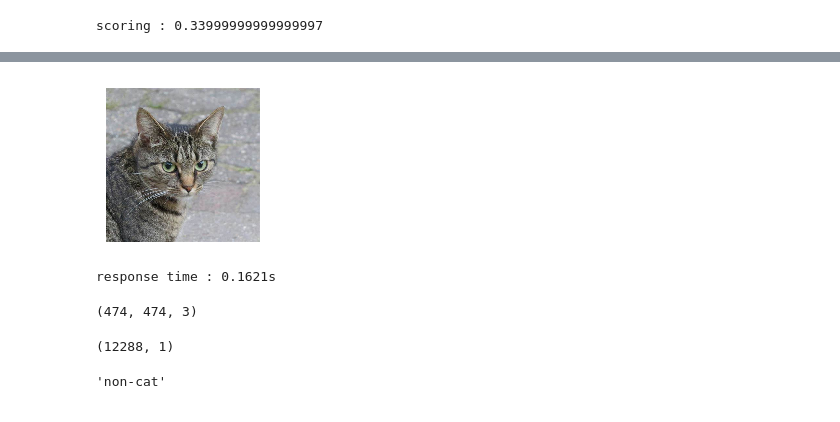
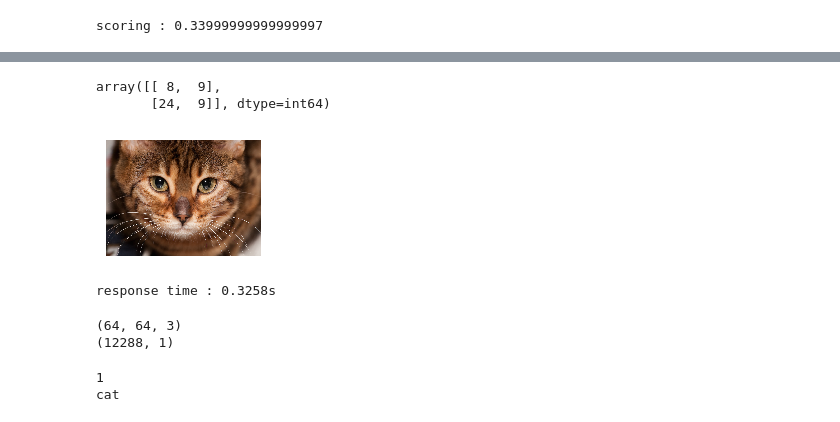
Before and after one commit to amiehe-essomba/logisticRegression, a Jupyter notebook: main.ipynb, the cells around one changed output, grey strips where cells are left out. Cells and saved outputs as stored; diff of their text form; code cells hidden in the pictures.

```diff
--- a/main.ipynb
+++ b/main.ipynb
@@ -439,24 +427,28 @@ img_path = "https://th.bing.com/th/id/OIP.ynvWUamlRIDE8HVYIL2e3gHaHa?pid=ImgDet&
-# %%
-from utils import url_img_read
-
-img = url_img_read(url=img_path,show_img=True)
-# %% [output]
-[figure, removed]
-response time : 0.1621s
-# %%
-img.shape
-# %% [output]
-(474, 474, 3)
+# %%
+Cm
+# %% [output]
+array([[ 8,  9],
+       [24,  9]], dtype=int64)
+# %%
+from utils import url_img_read
+
+img_path = "https://www.sciencesetavenir.fr/assets/img/2017/03/29/cover-r4x3w1000-58dbbd655242b-capture-d-e-cran-2017-03-29-a-15-55-40.png"
+img = url_img_read(url=img_path,show_img=True)
+# %% [output]
+[figure, added]
+response time : 0.3258s
 # %%
-img_resize  = resize(img, output_shape=(64, 64))
+img_resize  = resize(img, output_shape=(64, 64, 3))
+print(img_resize.shape)
+img = img_resize.reshape((-1, 1))
+print(img.shape)
+# %% [output]
+(64, 64, 3)
+(12288, 1)
-# %%
-img = img_resize.reshape((-1, 1))
-img.shape
-# %% [output]
-(12288, 1)
 # %%
-y_pred = prediction(params=params, X=img)
+y_pred = int( np.squeeze(prediction(params=params, X=img)) )
+print(y_pred)
+print(classes[y_pred].decode())
+# %% [output]
+1
+cat
-# %%
-classes[np.squeeze(y_pred).astype('int')].decode()
-# %% [output]
-'non-cat'
```
Also changed, not shown: parts of 10 cells of this notebook, 1 other file.
